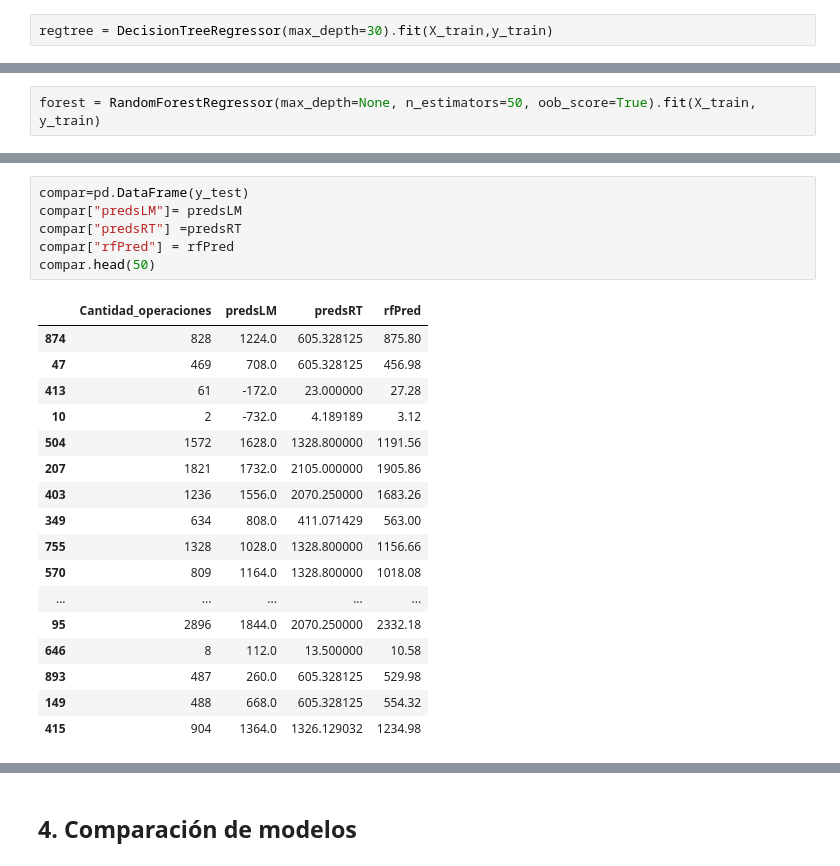
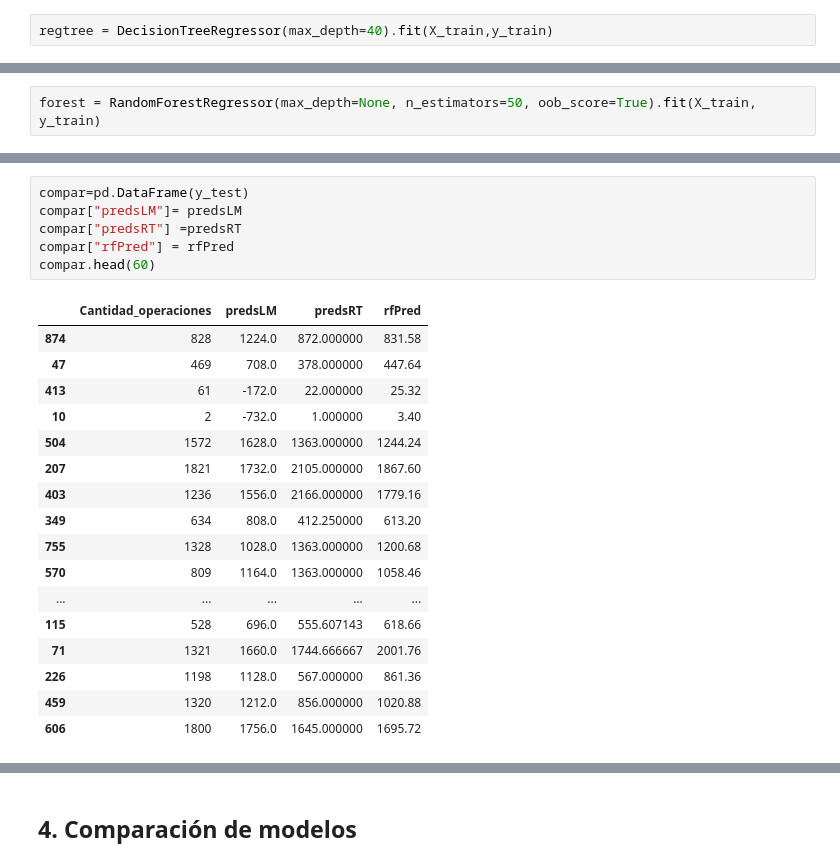
Before and after one commit to jmmendozae/DS_Projects_MM, a Jupyter notebook: Cantidad de operaciones_test.ipynb, the cells around one changed output, grey strips where cells are left out. Drawn from its saved outputs; the diff is of its cells as text.

Commit message:
model comparition

```diff
--- a/Cantidad de operaciones_test.ipynb
+++ b/Cantidad de operaciones_test.ipynb
@@ -530,5 +536,5 @@ Como se puede observar, el mejor score se da para una profundidad de 30, es esta
 # %%
-regtree = DecisionTreeRegressor(max_depth=30).fit(X_train,y_train)
+regtree = DecisionTreeRegressor(max_depth=40).fit(X_train,y_train)
 # %%
 predsRT = regtree.predict(X_test)
 # %%
@@ -597,24 +604,24 @@ print (" MSE: " ,rfMSE, "\n","MAE: ",  rfMAE,"\n","R2", rfR2)
 # %%
 compar=pd.DataFrame(y_test)
 compar["predsLM"]= predsLM
 compar["predsRT"] =predsRT
 compar["rfPred"] = rfPred
-compar.head(50)
+compar.head(60)
 # %% [output]
 |  | Cantidad_operaciones | predsLM | predsRT | rfPred |
-| 874 | 828 | 1224.0 | 605.328125 | 875.80 |
-| 47 | 469 | 708.0 | 605.328125 | 456.98 |
-| 413 | 61 | -172.0 | 23.000000 | 27.28 |
-| 10 | 2 | -732.0 | 4.189189 | 3.12 |
-| 504 | 1572 | 1628.0 | 1328.800000 | 1191.56 |
-| 207 | 1821 | 1732.0 | 2105.000000 | 1905.86 |
-| 403 | 1236 | 1556.0 | 2070.250000 | 1683.26 |
-| 349 | 634 | 808.0 | 411.071429 | 563.00 |
-| 755 | 1328 | 1028.0 | 1328.800000 | 1156.66 |
-| 570 | 809 | 1164.0 | 1328.800000 | 1018.08 |
+| 874 | 828 | 1224.0 | 872.000000 | 831.58 |
+| 47 | 469 | 708.0 | 378.000000 | 447.64 |
+| 413 | 61 | -172.0 | 22.000000 | 25.32 |
+| 10 | 2 | -732.0 | 1.000000 | 3.40 |
+| 504 | 1572 | 1628.0 | 1363.000000 | 1244.24 |
+| 207 | 1821 | 1732.0 | 2105.000000 | 1867.60 |
+| 403 | 1236 | 1556.0 | 2166.000000 | 1779.16 |
+| 349 | 634 | 808.0 | 412.250000 | 613.20 |
+| 755 | 1328 | 1028.0 | 1363.000000 | 1200.68 |
+| 570 | 809 | 1164.0 | 1363.000000 | 1058.46 |
 | ... | ... | ... | ... | ... |
-| 95 | 2896 | 1844.0 | 2070.250000 | 2332.18 |
-| 646 | 8 | 112.0 | 13.500000 | 10.58 |
-| 893 | 487 | 260.0 | 605.328125 | 529.98 |
-| 149 | 488 | 668.0 | 605.328125 | 554.32 |
-| 415 | 904 | 1364.0 | 1326.129032 | 1234.98 |
+| 115 | 528 | 696.0 | 555.607143 | 618.66 |
+| 71 | 1321 | 1660.0 | 1744.666667 | 2001.76 |
+| 226 | 1198 | 1128.0 | 567.000000 | 861.36 |
+| 459 | 1320 | 1212.0 | 856.000000 | 1020.88 |
+| 606 | 1800 | 1756.0 | 1645.000000 | 1695.72 |
```
Also changed, not shown: parts of 12 cells of this notebook.
